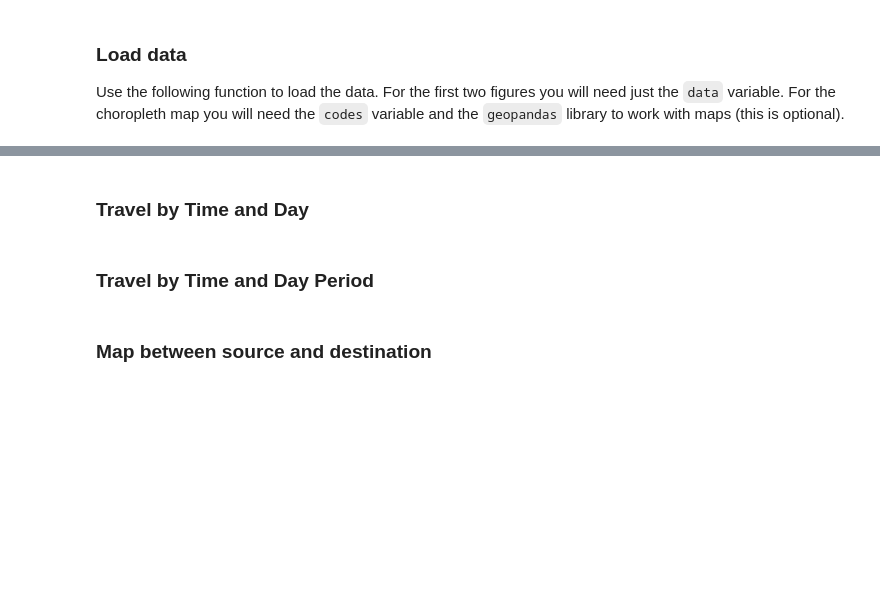
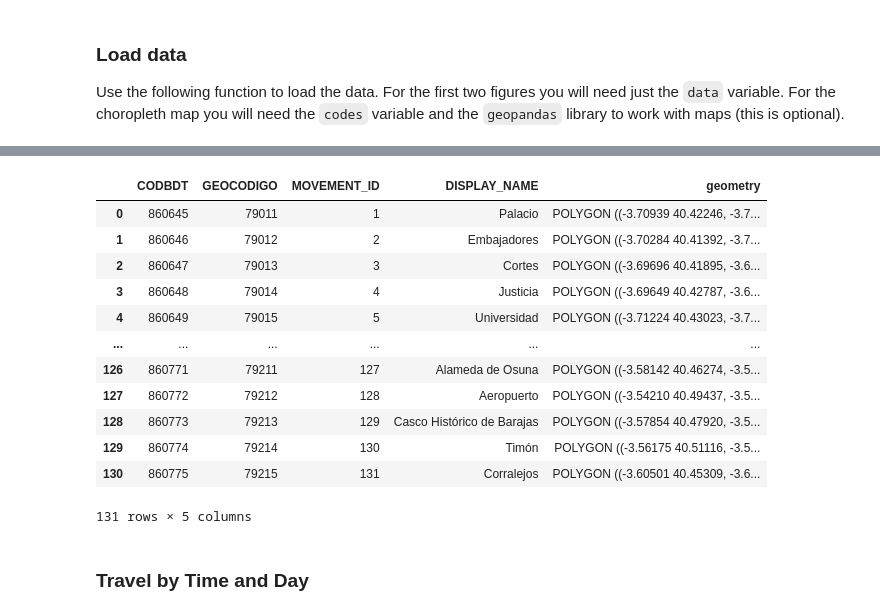
Before and after one commit to notvikke/master_2023, a Jupyter notebook: Python_in_Data_Analysis/Session_15/S14_SessionExercise.ipynb, the cells around one changed output, grey strips where cells are left out. Drawn from its saved outputs; the diff is of its cells as text; code cells hidden in the pictures; blank space fills up the shorter version.

```diff
--- a/Python_in_Data_Analysis/Session_15/S14_SessionExercise.ipynb
+++ b/Python_in_Data_Analysis/Session_15/S14_SessionExercise.ipynb
@@ -82,6 +113,18 @@ Error:
+# %%
+codes
+# %% [output]
+|  | CODBDT | GEOCODIGO | MOVEMENT_ID | DISPLAY_NAME | geometry |
+| 0 | 860645 | 79011 | 1 | Palacio | POLYGON ((-3.70939 40.42246, -3.7... |
+| 1 | 860646 | 79012 | 2 | Embajadores | POLYGON ((-3.70284 40.41392, -3.7... |
+| 2 | 860647 | 79013 | 3 | Cortes | POLYGON ((-3.69696 40.41895, -3.6... |
+| 3 | 860648 | 79014 | 4 | Justicia | POLYGON ((-3.69649 40.42787, -3.6... |
+| 4 | 860649 | 79015 | 5 | Universidad | POLYGON ((-3.71224 40.43023, -3.7... |
+| ... | ... | ... | ... | ... | ... |
+| 126 | 860771 | 79211 | 127 | Alameda de Osuna | POLYGON ((-3.58142 40.46274, -3.5... |
+| 127 | 860772 | 79212 | 128 | Aeropuerto | POLYGON ((-3.54210 40.49437, -3.5... |
+| 128 | 860773 | 79213 | 129 | Casco Histórico de Barajas | POLYGON ((-3.57854 40.47920, -3.5... |
+| 129 | 860774 | 79214 | 130 | Timón | POLYGON ((-3.56175 40.51116, -3.5... |
+| 130 | 860775 | 79215 | 131 | Corralejos | POLYGON ((-3.60501 40.45309, -3.6... |
+131 rows × 5 columns
 # %% [markdown]
 ### Travel by Time and Day
-# %% [markdown]
-### Travel by Time and Day Period
-# %% [markdown]
-### Map between source and destination
```
Also changed, not shown: parts of 9 cells of this notebook, 4 other files.
